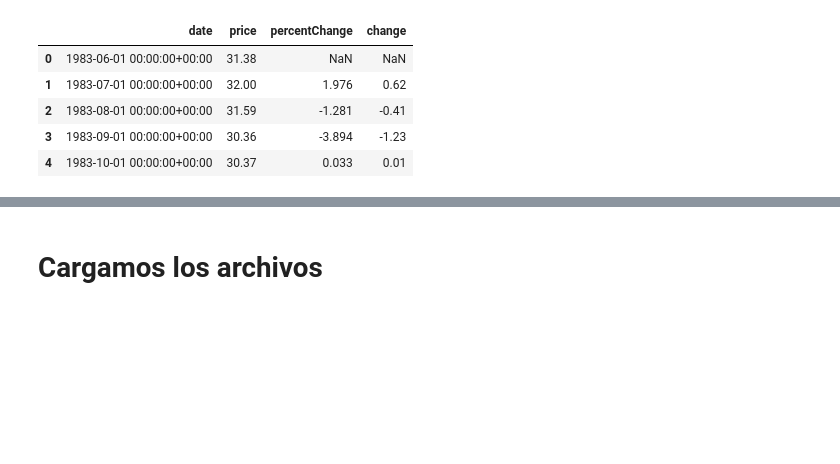
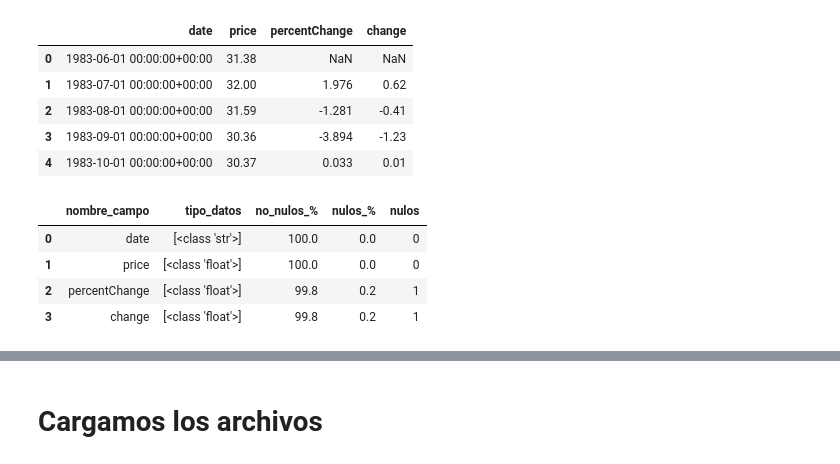
Before and after one commit to No-Country-simulation/c19-108-m-data-bi, a Jupyter notebook: notebooks/ETL.ipynb, the cells around one changed output, grey strips where cells are left out. Saved outputs shown, nothing was run; the diff lists cells and outputs as text; code cells hidden in the pictures; blank space fills up the shorter version.

```diff
--- a/notebooks/ETL.ipynb
+++ b/notebooks/ETL.ipynb
@@ -682,3 +732,11 @@ price_oil.head()
 | 2 | 1983-08-01 00:00:00+00:00 | 31.59 | -1.281 | -0.41 |
 | 3 | 1983-09-01 00:00:00+00:00 | 30.36 | -3.894 | -1.23 |
 | 4 | 1983-10-01 00:00:00+00:00 | 30.37 | 0.033 | 0.01 |
+# %%
+r.verificar_tipo_datos(price_oil)
+# %% [output]
+|  | nombre_campo | tipo_datos | no_nulos_% | nulos_% | nulos |
+| 0 | date | [<class 'str'>] | 100.0 | 0.0 | 0 |
+| 1 | price | [<class 'float'>] | 100.0 | 0.0 | 0 |
+| 2 | percentChange | [<class 'float'>] | 99.8 | 0.2 | 1 |
+| 3 | change | [<class 'float'>] | 99.8 | 0.2 | 1 |
```
Also changed, not shown: parts of 20 cells of this notebook, 2 other files.
